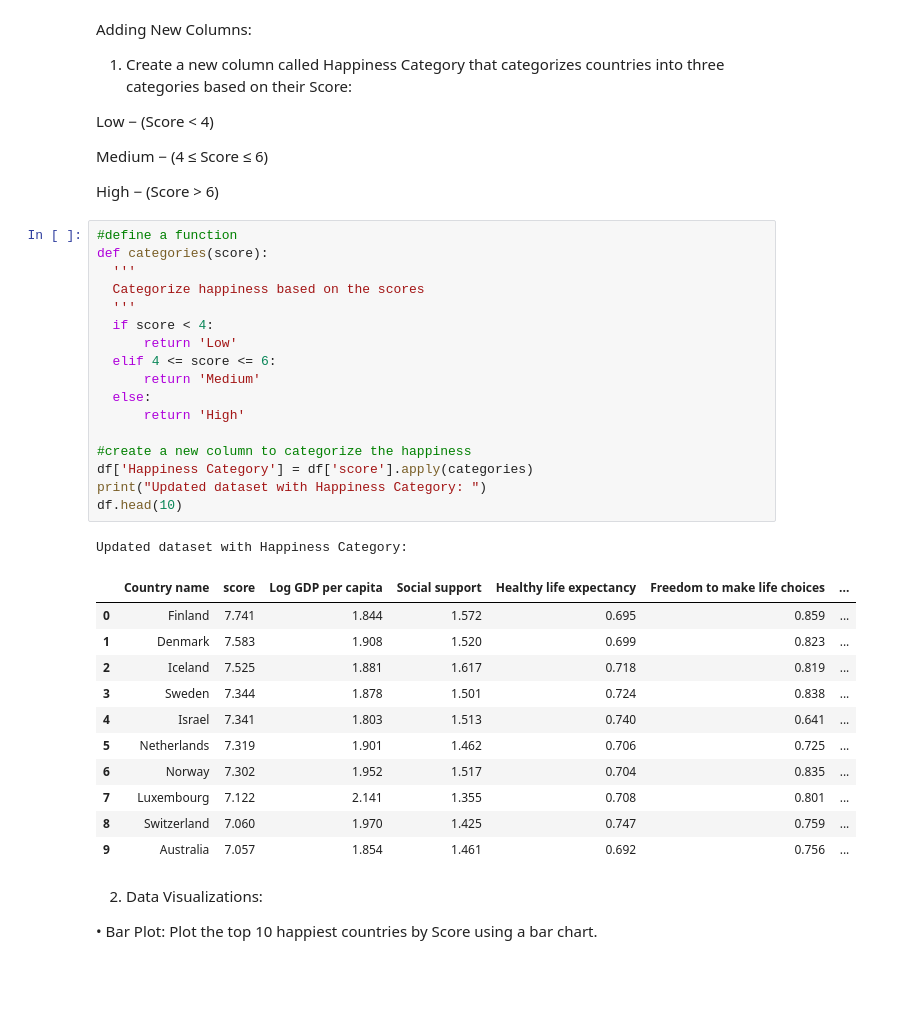
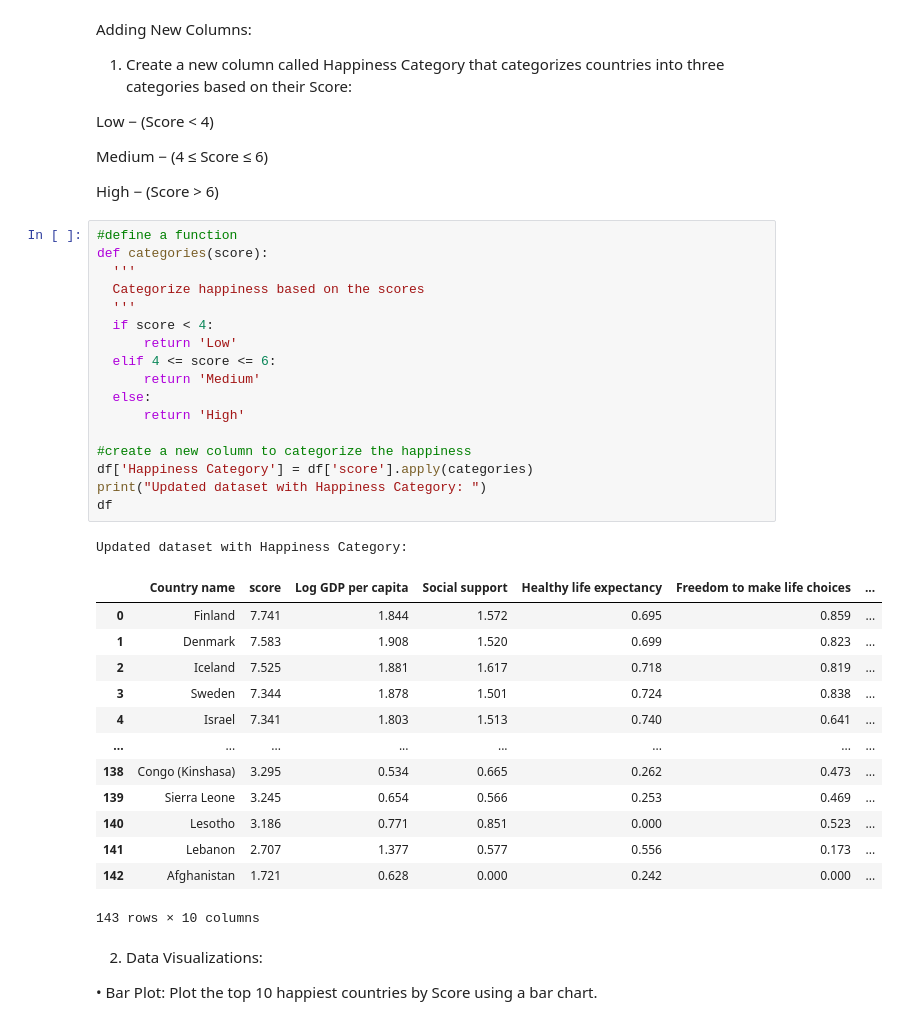
Before and after one commit to pritishma-shakya/Concepts-and-Technologies-of-AI, a Jupyter notebook: 2408412_PritishmaShakya.ipynb, the cells around one changed output. Saved outputs shown, nothing was run; the diff lists cells and outputs as text; blank space fills up the shorter version.

```diff
--- a/2408412_PritishmaShakya.ipynb
+++ b/2408412_PritishmaShakya.ipynb
@@ -169,33 +169,35 @@ based on their Score:
 # %%
 #define a function
 def categories(score):
   '''
   Categorize happiness based on the scores
   '''
   if score < 4:
       return 'Low'
   elif 4 <= score <= 6:
       return 'Medium'
   else:
       return 'High'
 
 #create a new column to categorize the happiness
 df['Happiness Category'] = df['score'].apply(categories)
 print("Updated dataset with Happiness Category: ")
-df.head(10)
+df
 # %% [output]
 Updated dataset with Happiness Category:
 |  | Country name | score | Log GDP per capita | Social support | Healthy life expectancy | Freedom to make life choices | ... |
 | 0 | Finland | 7.741 | 1.844 | 1.572 | 0.695 | 0.859 | ... |
 | 1 | Denmark | 7.583 | 1.908 | 1.520 | 0.699 | 0.823 | ... |
 | 2 | Iceland | 7.525 | 1.881 | 1.617 | 0.718 | 0.819 | ... |
 | 3 | Sweden | 7.344 | 1.878 | 1.501 | 0.724 | 0.838 | ... |
 | 4 | Israel | 7.341 | 1.803 | 1.513 | 0.740 | 0.641 | ... |
-| 5 | Netherlands | 7.319 | 1.901 | 1.462 | 0.706 | 0.725 | ... |
-| 6 | Norway | 7.302 | 1.952 | 1.517 | 0.704 | 0.835 | ... |
-| 7 | Luxembourg | 7.122 | 2.141 | 1.355 | 0.708 | 0.801 | ... |
-| 8 | Switzerland | 7.060 | 1.970 | 1.425 | 0.747 | 0.759 | ... |
-| 9 | Australia | 7.057 | 1.854 | 1.461 | 0.692 | 0.756 | ... |
+| ... | ... | ... | ... | ... | ... | ... | ... |
+| 138 | Congo (Kinshasa) | 3.295 | 0.534 | 0.665 | 0.262 | 0.473 | ... |
+| 139 | Sierra Leone | 3.245 | 0.654 | 0.566 | 0.253 | 0.469 | ... |
+| 140 | Lesotho | 3.186 | 0.771 | 0.851 | 0.000 | 0.523 | ... |
+| 141 | Lebanon | 2.707 | 1.377 | 0.577 | 0.556 | 0.173 | ... |
+| 142 | Afghanistan | 1.721 | 0.628 | 0.000 | 0.242 | 0.000 | ... |
+143 rows × 10 columns
 # %% [markdown]
 2. Data Visualizations:
 
```
Also changed, not shown: parts of 26 cells of this notebook.
